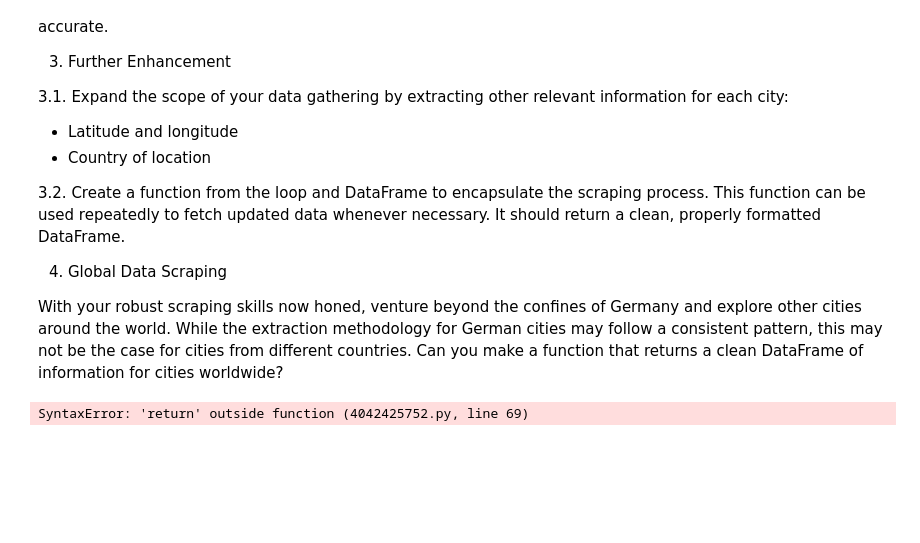
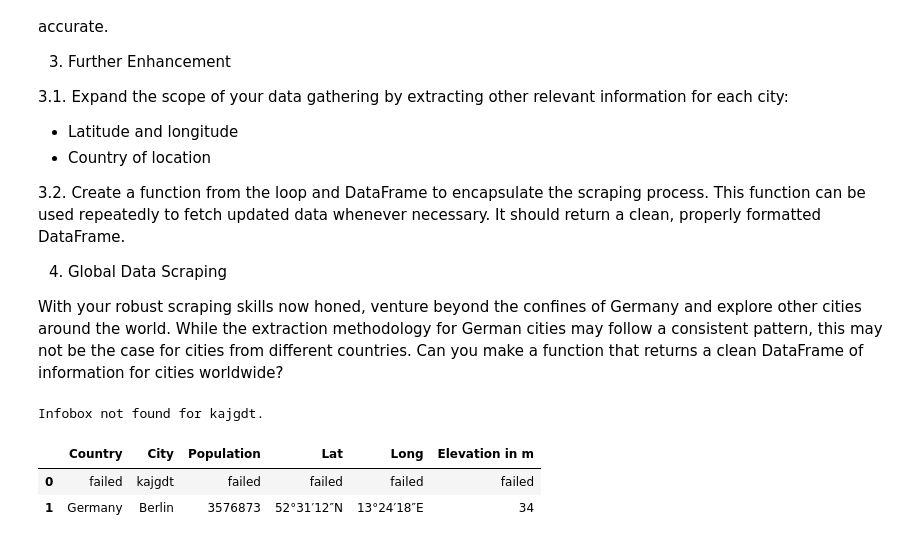
Before and after one commit to lippsmar/Data-Science-Bootcamp, a Jupyter notebook: 5_Data Pipelines on the Cloud/Notebooks/5_1_1_webScraping__structure.ipynb, the cells around one changed output. Cells and saved outputs as stored; diff of their text form; code cells hidden in the pictures; blank space fills up the shorter version.

```diff
--- a/5_Data Pipelines on the Cloud/Notebooks/5_1_1_webScraping__structure.ipynb
+++ b/5_Data Pipelines on the Cloud/Notebooks/5_1_1_webScraping__structure.ipynb
@@ -468,10 +468,13 @@ population_data = infobox.find(string="Population")
 # Extract the population value
 population = population_data.find_next("td").get_text()
 # %%
+from numpy import NaN
 import requests
 from bs4 import BeautifulSoup
 import pandas as pd
 import re
+
+
 
 def scrape_city_data():
     cities = []
@@ -484,58 +487,81 @@ def scrape_city_data():
         cities.append(city)
 
     # Lists to store city and population data
-    city_list = []
     population_list = []
     latitude_list = []
     longitude_list = []
     country_list = []
     elevation_list = []
 
     # Iterate through the list of cities
     for city in cities:
         # Construct Wikipedia URL for the city
         url = f"https://en.wikipedia.org/wiki/{city}"
 
         # Send a GET request to the Wikipedia page of the city
         response = requests.get(url)
 
         # Parse the HTML content of the page
         soup = BeautifulSoup(response.content, 'html.parser')
 
         # Find the infobox table containing city information
         infobox = soup.find("table", {"class": "infobox ib-settlement vcard"})
 
-        # Search for the header containing population information
-        population_data = infobox.find(string="Population")
+        if infobox:
+            # Search for the header containing population information
+            population_data = infobox.find(string="Population")
 
-        # Extract the population value if found, format number and add to list
-        if population_data:
-            population = int(population_data.find_next("td").get_text().strip().replace(",", ""))
-            city_list.append(city)
-            population_list.append(population)
+            # Extract the population value if found, format number and add to list
+            if population_data:
+                population = population_data.find_next("td").get_text().strip().replace(",", "")
+                population_list.append(population)
+            else:
+                print(f"Population data not found for {city}.")
+
+            # Search for coordinates, extract them and add to list
+            latitude = infobox.find("span", {"class": "latitude"})
+            longitude = infobox.find("span", {"class": "longitude"})
+
+            if latitude and longitude:
+                latitude_list.append(latitude.get_text())
+                longitude_list.append(longitude.get_text())
+            else:
+                latitude_list.append(None)
+                longitude_list.append(None)
+
+            # Search for country of location, extract and add to list
+            country = infobox.find("tr", {"class": "mergedtoprow"}).find_next("td", {"class": "infobox-data"})
+            if country:
+                country_list.append(country.get_text())
+            else:
+                country_list.append(None)
+
+            # Search for elevation, extract and add to list
+            elevation = infobox.find(string="Elevation")
+            if elevation:
+                elevation = elevation.find_next("td").get_text().strip()
+                elevation = int(re.sub(r'\D', '', elevation[:5]))
+                elevation_list.append(elevation)
+            else:
+                elevation_list.append(None)
         else:
-            print(f"Population data not found for {city}.")
-
-        # Search for coordinates, extract them and add to list
-        latitude = infobox.find("span", {"class": "latitude"}).get_text()
-        latitude_list.append(latitude)
-        longitude = infobox.find("span", {"class": "longitude"}).get_text()
-        longitude_list.append(longitude)
-
-        # Search for country of location, extract and add to list
-        country = infobox.find("tr", {"class": "mergedtoprow"}).find_next("td", {"class": "infobox-data"}).get_text()
-        country_list.append(country)
-
-        # Search for elevation, extract, format and add to list
-        elevation = infobox.find(string="Elevation").find_next("td").get_text().strip()
-        elevation = int(re.sub(r'\d.*', '', elevation))
-        elevation_list.append(elevation)
+            print(f"Infobox not found for {city}.")
+            country_list.append("failed")
+            population_list.append(NaN)
+            latitude_list.append("failed")
+            longitude_list.append("failed")
+            elevation_list.append(NaN)
 
 
     # Create DataFrame from lists
-    df = pd.DataFrame({"Country": country_list, "City": city_list, "Population": population_list, "Lat": latitude_list, "Long": longitude_list, "Elevation": elevation_list})
+    df = pd.DataFrame({"Country": country_list, "City": cities, "Population": population_list, "Lat": latitude_list, "Long": longitude_list, "Elevation in m": elevation_list})
 
+    return df
 
-return df
+city_data = scrape_city_data()
+city_data
 # %% [output]
-SyntaxError: 'return' outside function (4042425752.py, line 69)
+Infobox not found for kajgdt.
+|  | Country | City | Population | Lat | Long | Elevation in m |
+| 0 | failed | kajgdt | failed | failed | failed | failed |
+| 1 | Germany | Berlin | 3576873 | 52°31′12″N | 13°24′18″E | 34 |
```
Also changed, not shown: parts of 3 cells of this notebook, 2 other files.
